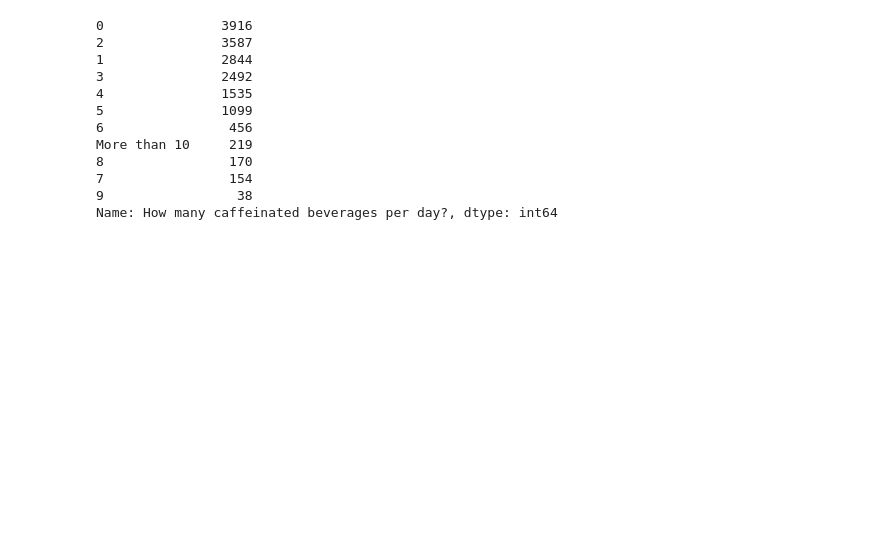
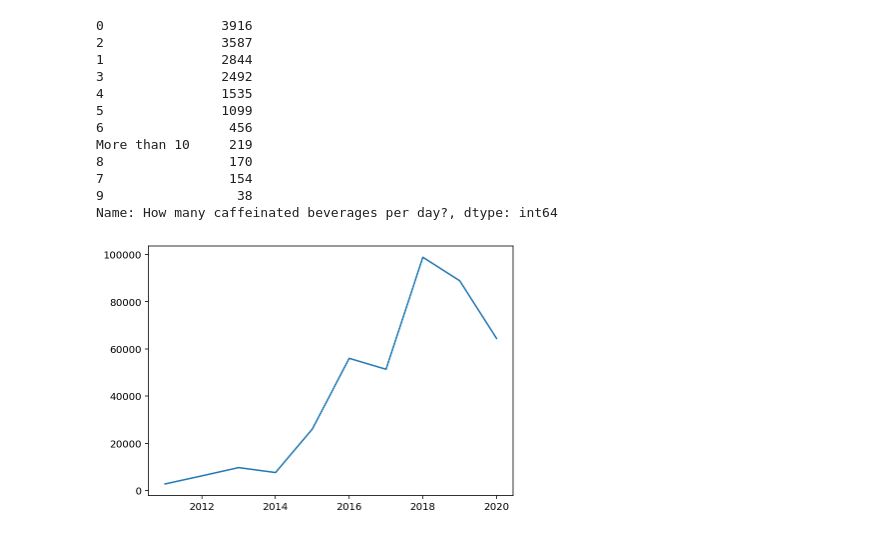
Before and after one commit to gabrieltempass/stack-overflow-survey, a Jupyter notebook: stack_overflow_survey.ipynb, the cells around one changed output. Saved outputs shown, nothing was run; the diff lists cells and outputs as text; code cells hidden in the pictures; blank space fills up the shorter version.

Commit message:
feat: Add basic charts

```diff
--- a/stack_overflow_survey.ipynb
+++ b/stack_overflow_survey.ipynb
@@ -139,0 +185,8 @@ Name: How many caffeinated beverages per day?, dtype: int64
+# %%
+years = list(range(2011, 2021))
+# %%
+plt.plot(years, respondents)
+plt.tight_layout(h_pad=4, w_pad=4)
+plt.show();
+# %% [output]
+[figure, added]
```
Also changed, not shown: parts of 34 cells of this notebook.
